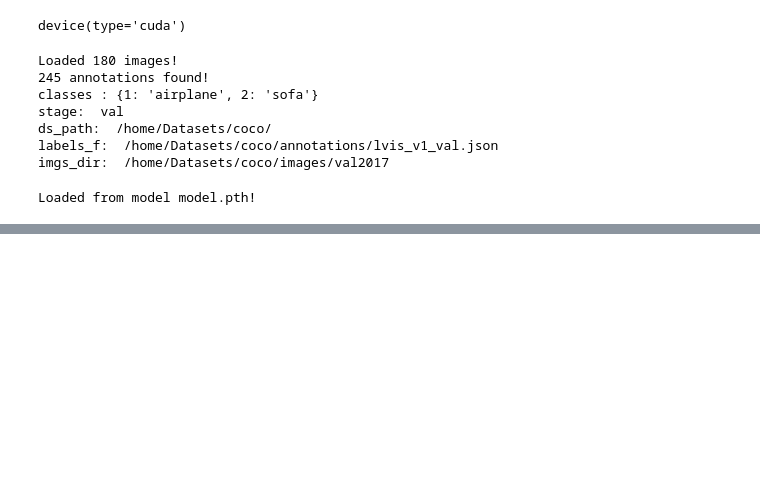
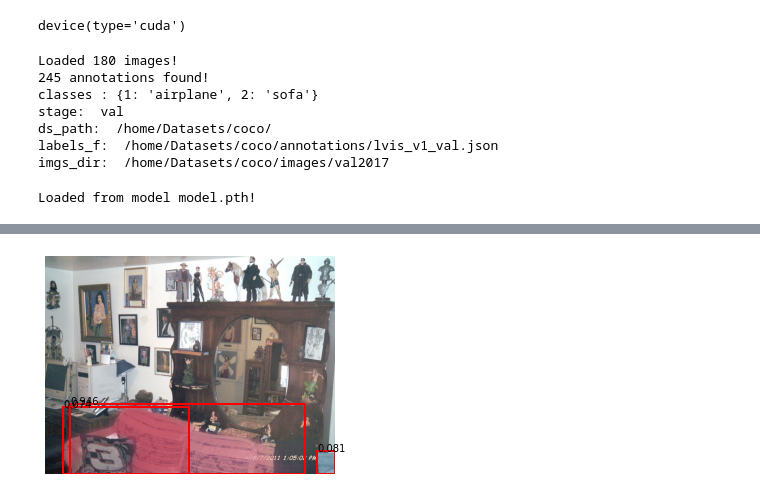
Before and after one commit to alexxcollins/INM705_CW_Collins_Velagala, a Jupyter notebook: notebooks/test_metrics.ipynb, the cells around one changed output, grey strips where cells are left out. Drawn from its saved outputs; the diff is of its cells as text; code cells hidden in the pictures; blank space fills up the shorter version.

```diff
--- a/notebooks/test_metrics.ipynb
+++ b/notebooks/test_metrics.ipynb
@@ -133,3 +343,7 @@ tensor([[210.7499, 105.3304, 250.4160, 138.1767],
+# %%
+val_data.plot_predictions(idx[0], y_pred)
+# %% [output]
+[figure, added]
 # %%
 gts = y[0]['boxes']#[0]
 preds = y_pred[0]['boxes'].to('cpu').detach()#[0]"
```
Also changed, not shown: parts of 17 cells of this notebook.
